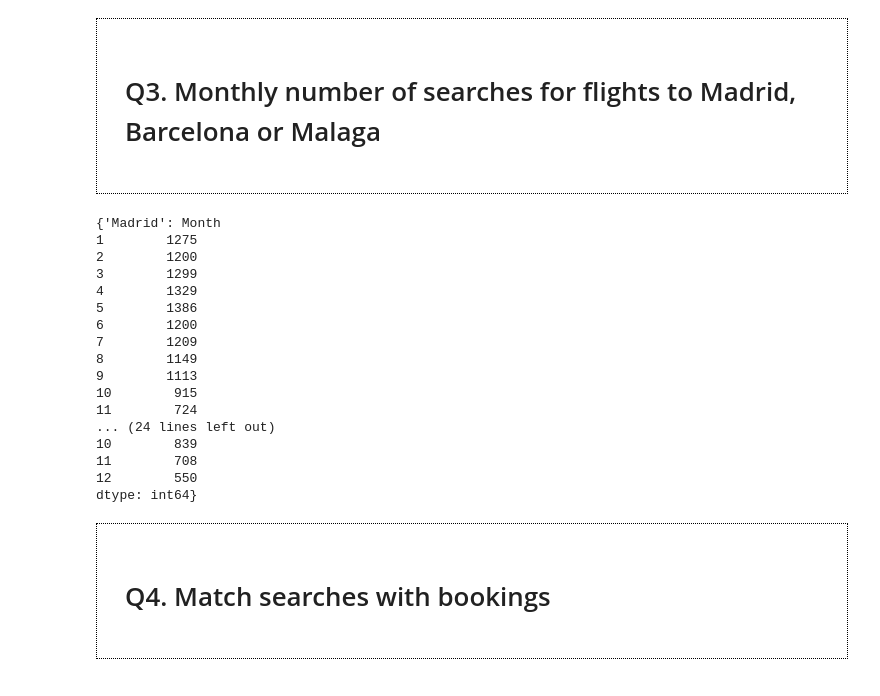
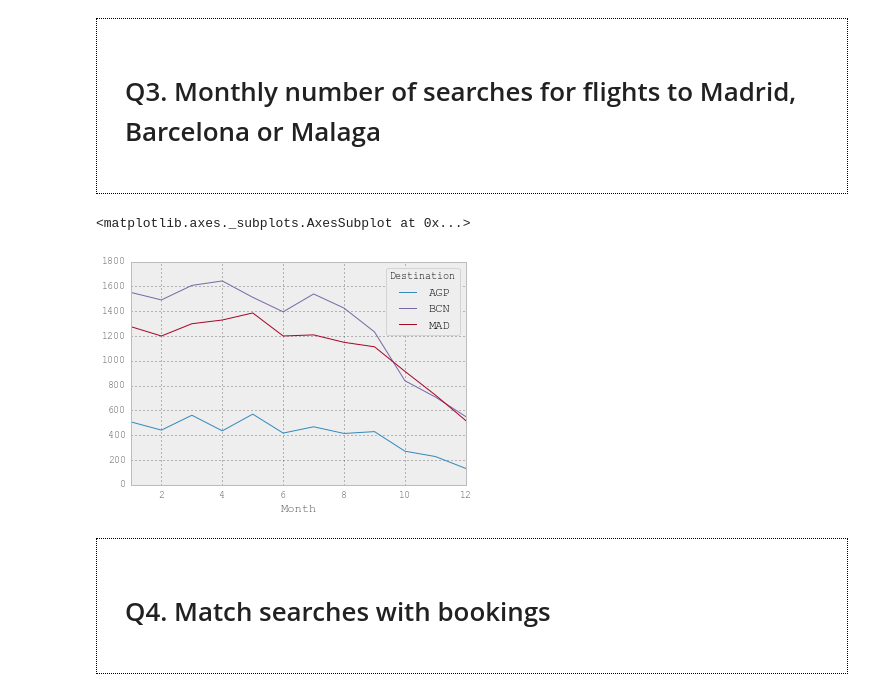
Before and after one commit to ipeyrot/DataAnalysis_Challenge, a Jupyter notebook: DataAnalysis_Challenge.ipynb, the cells around one changed output. Cells and saved outputs as stored; diff of their text form; code cells hidden in the pictures.

```diff
--- a/DataAnalysis_Challenge.ipynb
+++ b/DataAnalysis_Challenge.ipynb
@@ -206,86 +244,40 @@ HTML(htmlContent)
 # %% [output]
 Q3. Monthly number of searches for flights to Madrid, Barcelona or Malaga
 # %%
-#fix the condition before group by month
-def condition(data,city):
-    try:
-        data.replace(r'\s+', np.nan, regex=True)
-        data.dropna(subset=['Month'], how='any', inplace = True) # drop rows with empty values
-        if(data['Month'] < 1:
-           return (data['Destination'] == 'XXX')
-        if(data['Month'] > 12:
-           return (data['Destination'] == 'XXX')
-        if(city == "Malaga"):
-            return (data['Destination'] == 'AGP')
-        if(city == "Madrid"):
-            return (data['Destination'] == 'MAD')
-        if(city == "Barcelona"):
-            return (data['Destination'] == 'BCN')
-    except:
-        return (data['Destination'] == 'XXX')
-
+%matplotlib inline
 
 # main function
 def monthly_searches_panda(file):
 
     headers = ['Destination', 'Date']
-    data = pd.read_table(file,sep='^', usecols=headers, quotechar='|',converters={'Destination':str})
+    data = pd.read_table(file,sep='^', usecols=headers, quotechar='|',converters={'Destination':str},nrows = 1000000)
 
     #replace empty cell with NaN
     data.replace(r'\s+', np.nan, regex=True)
-    data.dropna(subset=['Date'])
+    data.dropna(subset=['Date','Destination'])
 
-    temp = data['Date']
-
-    # check format year
-    #df = data.drop(['date','time'], axis=1)
     try:
+        temp = data['Date']
         temp = pd.DatetimeIndex(data['Date'])
         data['Month'] = temp.month
     except:
         pass
 
+    # Filter by cities
+    list_of_airport = ['AGP','MAD','BCN']
+    data = data[data['Destination'].isin(list_of_airport)]
+
     #print data['Month'].head(2)
-    search_city = {}
-
-    for city in ["Malaga","Madrid","Barcelona"]:
-        #airports : Malaga : AGP, Madrid : MAD, Barcelona: BCN
-        dataFiltered = data[condition(data,city)]
-        search_city[city] = dataFiltered.groupby('Month').size()
-        # for data_dict in search_city[city]:
-        #        x = data_dict.keys()
-        #        y = data_dict.values()
-        #        plt.scatter(x,y,color=colors.pop())
-        #        plt.legend(searches_airp.keys())
-        #        plt.show()
-
-    return search_city
+    #airports : Malaga : AGP, Madrid : MAD, Barcelona: BCN
+    return data.groupby(['Month','Destination']).size().unstack()
 
 
-
-searches_airp = monthly_searches_panda("searches.csv")
-
-print searches_airp
+monthly_searches_panda("searches.csv").plot()
 
 ## TODO : plot data + find airports thanks to geoBase
 # %% [output]
-{'Madrid': Month
-1        1275
-2        1200
-3        1299
-4        1329
-5        1386
-6        1200
-7        1209
-8        1149
-9        1113
-10        915
-11        724
-... (24 lines left out)
-10        839
-11        708
-12        550
-dtype: int64}
+<matplotlib.axes._subplots.AxesSubplot at 0x...>
+[figure, added]
 # %%
 htmlContent = ''
 addContent( box("Q4. Match searches with bookings") )
```
Also changed, not shown: parts of 6 cells of this notebook.
